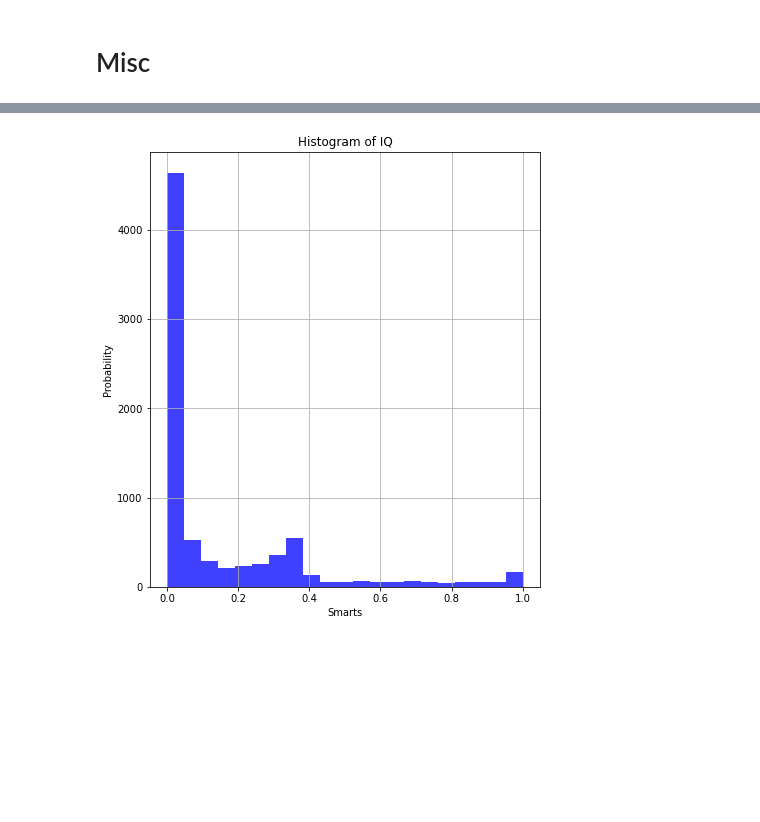
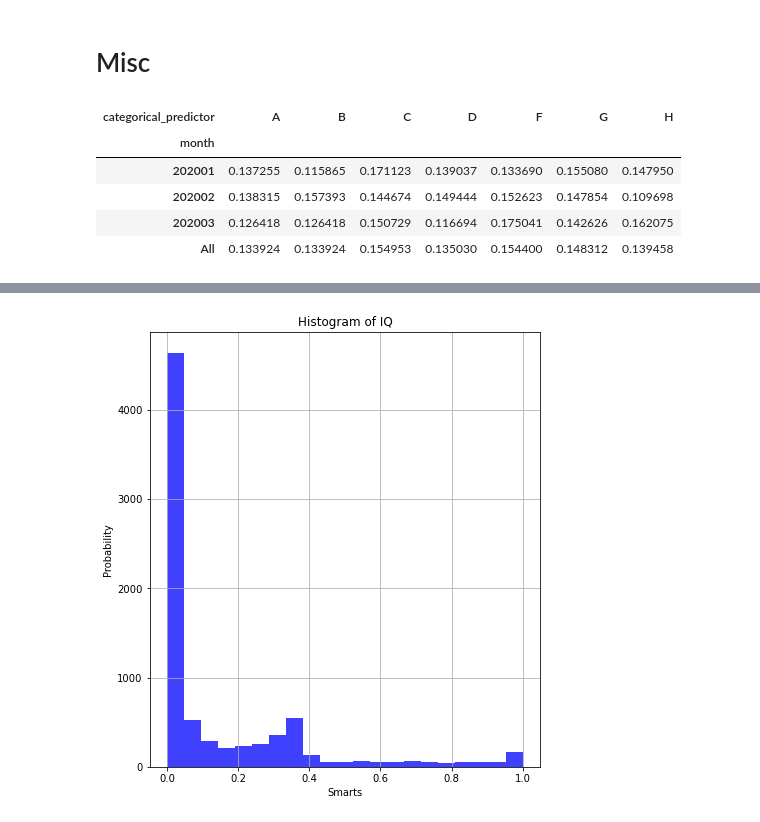
Before and after one commit to Vrboska/mofr, a Jupyter notebook: Testing.ipynb, the cells around one changed output, grey strips where cells are left out. Saved outputs shown, nothing was run; the diff lists cells and outputs as text; code cells hidden in the pictures; blank space fills up the shorter version.

```diff
--- a/Testing.ipynb
+++ b/Testing.ipynb
@@ -540,5 +567,14 @@ Percentiles of predictor "p_churn"
 # Misc
 # %%
 df['categorical_predictor']=df['target_obs'].apply(lambda x: random.choice(['A','B','C', 'D', 'F', 'G', 'H']))
+# %%
+pd.crosstab(index=df['categorical_predictor'], columns=df['month'], values=df['target'], rownames=None, colnames=None, aggfunc=sum, margins=True, margins_name='All', dropna=True, normalize='columns').transpose()
+# %% [output]
+| categorical_predictor | A | B | C | D | F | G | H |
+| month |  |  |  |  |  |  |  |
+| 202001 | 0.137255 | 0.115865 | 0.171123 | 0.139037 | 0.133690 | 0.155080 | 0.147950 |
+| 202002 | 0.138315 | 0.157393 | 0.144674 | 0.149444 | 0.152623 | 0.147854 | 0.109698 |
+| 202003 | 0.126418 | 0.126418 | 0.150729 | 0.116694 | 0.175041 | 0.142626 | 0.162075 |
+| All | 0.133924 | 0.133924 | 0.154953 | 0.135030 | 0.154400 | 0.148312 | 0.139458 |
 # %%
 df['categorical_predictor'].value_counts(dropna=False, normalize=True).plot.bar(color=['navy', 'turquoise', 'darkorange', 'cornflowerblue', 'teal'])
```
Also changed, not shown: parts of 30 cells of this notebook, 7 other files.
